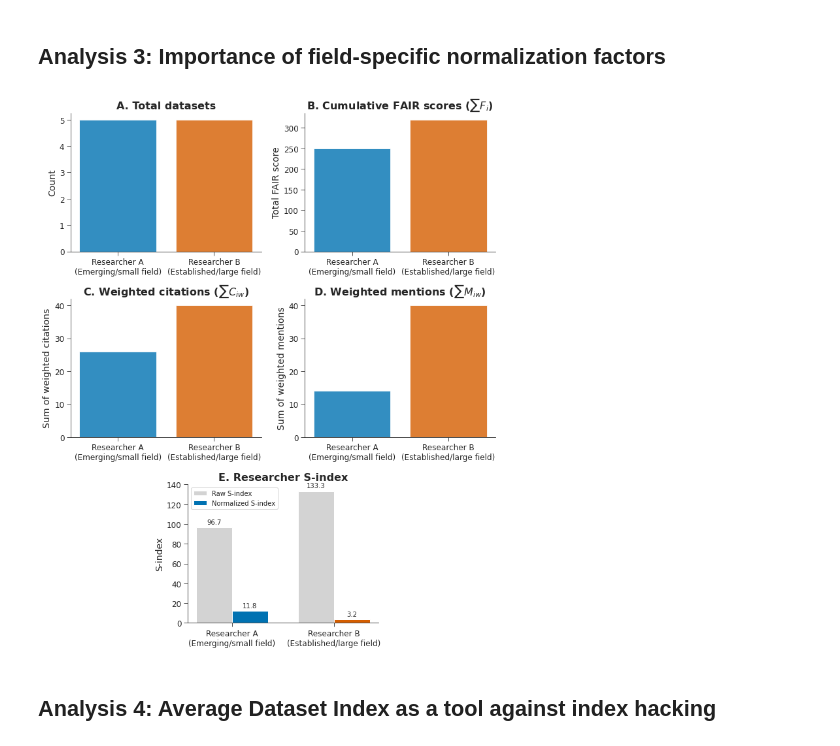
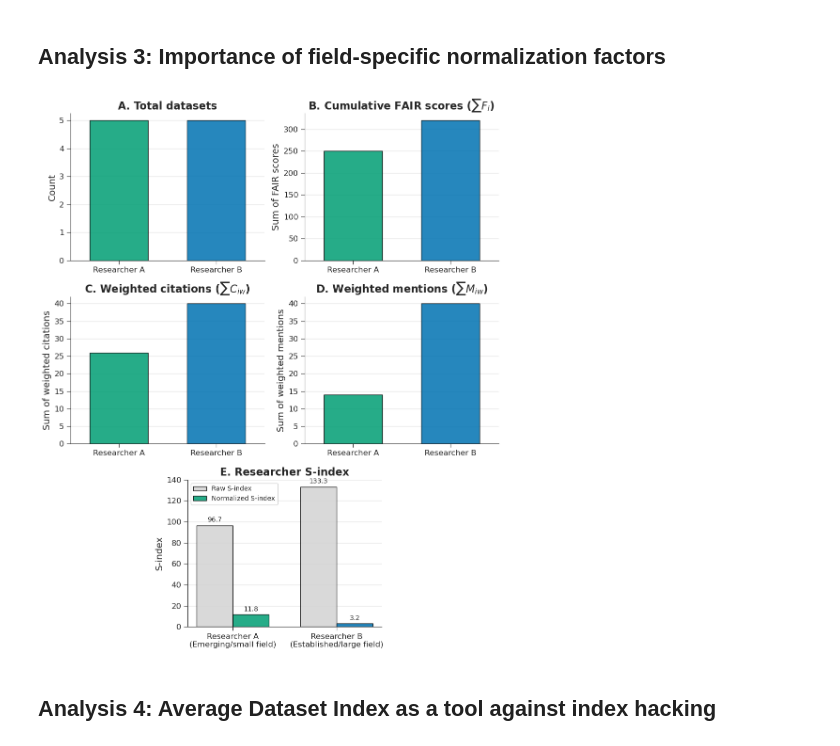
Before and after one commit to data-S-index/s-index-parameters-analysis, a Jupyter notebook: main.ipynb, the cells around one changed output. Cells and saved outputs as stored; diff of their text form; code cells hidden in the pictures.

```diff
--- a/main.ipynb
+++ b/main.ipynb
@@ -29,11 +29,15 @@ sns.set(
         "ytick.direction": "out",
     }
 )
-color_palette = ['#009E73', '#0072B2', '#D55E00']
-sns.set_palette(color_palette)
-#sns.set_context(
-#    "notebook", rc={"font.size": 12, "axes.titlesize": 16, "axes.labelsize": 12}
-#)
+# Wong Palette (optimized for color-blindness)
+color_palette = [
+    '#009E73', # Green
+    '#0072B2', # Blue
+    '#D55E00', # Vermillion (Orange-Red)
+    '#56B4E9', # Sky Blue
+    '#F0E442', # Yellow
+    '#CC79A7'  # Reddish Purple
+]
 # %% [markdown]
 ## Analysis 1: Weight function and Contributions to the Dataset Index
 # %%
@@ -214,51 +219,68 @@ layout = [['count', 'count', 'fair', 'fair'],
 fig, axd = plt.subplot_mosaic(layout, figsize=(10, 12))
 
 # Extract colors from your accessible palette
-palette = sns.color_palette()
-color_a, color_b = palette[1], palette[2]
-colors = [color_a, color_b]
-researchers = ['Researcher A\n(Emerging/small field)', 'Researcher B\n(Established/large field)']
+researchers = ['Researcher A', 'Researcher B']
 
 x = np.arange(len(researchers))
-width = 0.35
+width = 0.3
+x_centers = [0.25, 0.75]
 
 # Plot 1: Number of datasets
-axd['count'].bar(researchers, [len(data_A['Fi']), len(data_B['Fi'])], color=colors, alpha=0.8)
+axd['count'].bar(x_centers, [len(data_A['Fi']), len(data_B['Fi'])], width, color=color_palette, alpha=0.85, edgecolor='black')
 axd['count'].set_title('A. Total datasets', fontweight='bold')
 axd['count'].set_ylabel('Count')
+axd['count'].set_xticks(x_centers)
+axd['count'].set_xticklabels(researchers)
+axd['count'].set_xlim(0, 1)
+axd['count'].grid(axis='y', alpha=0.5)
 
 # Plot 2: Sum of FAIR scores
-axd['fair'].bar(researchers, [sum(data_A['Fi']), sum(data_B['Fi'])], color=colors, alpha=0.8)
+axd['fair'].bar(x_centers, [sum(data_A['Fi']), sum(data_B['Fi'])], width, color=color_palette, alpha=0.85, edgecolor='black')
 axd['fair'].set_title('B. Cumulative FAIR scores ($\sum F_i$)', fontweight='bold')
-axd['fair'].set_ylabel('Total FAIR score')
+axd['fair'].set_ylabel('Sum of FAIR scores')
+axd['fair'].set_xticks(x_centers)
+axd['fair'].set_xticklabels(researchers)
+axd['fair'].set_xlim(0, 1)
+axd['fair'].grid(axis='y', alpha=0.5)
 
 # Plot 3: Sum of weighted citations
-axd['citations'].bar(researchers, [sum(data_A['Ciw']), sum(data_B['Ciw'])], color=colors, alpha=0.8)
+axd['citations'].bar(x_centers, [sum(data_A['Ciw']), sum(data_B['Ciw'])], width, color=color_palette, alpha=0.85, edgecolor='black')
 axd['citations'].set_title('C. Weighted citations ($\sum C_{iw}$)', fontweight='bold')
 axd['citations'].set_ylabel('Sum of weighted citations')
+axd['citations'].set_xticks(x_centers)
+axd['citations'].set_xticklabels(researchers)
+axd['citations'].set_xlim(0, 1)
+axd['citations'].grid(axis='y', alpha=0.5)
 
 # Plot 4: Sum of weighted mentions
-axd['mentions'].bar(researchers, [sum(data_A['Miw']), sum(data_B['Miw'])], color=colors, alpha=0.8)
+axd['mentions'].bar(x_centers, [sum(data_A['Miw']), sum(data_B['Miw'])], width, color=color_palette, alpha=0.85, edgecolor='black')
 axd['mentions'].set_title('D. Weighted mentions ($\sum M_{iw}$)', fontweight='bold')
 axd['mentions'].set_ylabel('Sum of weighted mentions')
+axd['mentions'].set_xticks(x_centers)
+axd['mentions'].set_xticklabels(researchers)
+axd['mentions'].set_xlim(0, 1)
+axd['mentions'].grid(axis='y', alpha=0.5)
 
 # Plot 5: S-index (Raw vs Normalized)
-rects3= axd['normalization'].bar(x - width/2, [s_raw_A, s_raw_B], width, label='Raw S-index', color='lightgrey')
-rects4 = axd['normalization'].bar(x + width/2, [s_norm_A, s_norm_B], width, label='Normalized S-index', color=colors)
+researchers = ['Researcher A\n(Emerging/small field)', 'Researcher B\n(Established/large field)']
+width = 0.35
+rects3= axd['normalization'].bar(x - width/2, [s_raw_A, s_raw_B], width, label='Raw S-index', color='lightgrey', alpha=0.85, edgecolor='black')
+rects4 = axd['normalization'].bar(x + width/2, [s_norm_A, s_norm_B], width, label='Normalized S-index', color=color_palette, alpha=0.85, edgecolor='black')
 axd['normalization'].bar_label(rects3, padding=3, fmt='%.1f', fontsize=10)
 axd['normalization'].bar_label(rects4, padding=3, fmt='%.1f', fontsize=10)
 axd['normalization'].set_title('E. Researcher S-index', fontweight='bold')
 axd['normalization'].set_xticks(x)
 axd['normalization'].set_xticklabels(researchers)
 axd['normalization'].set_ylabel('S-index')
 axd['normalization'].legend(frameon=True, fontsize=10)
+axd['normalization'].grid(axis='y', alpha=0.5)
 
 # Save
 plt.tight_layout()
 plt.savefig('output/Analysis3.png', dpi=300, format='png')
 plt.show()
 # %% [output]
-[figure, old version]
+[figure, new version]
 # %% [markdown]
 ## Analysis 4: Average Dataset Index as a tool against index hacking
 # %%
```
Also changed, not shown: parts of 4 cells of this notebook, 4 other files.
